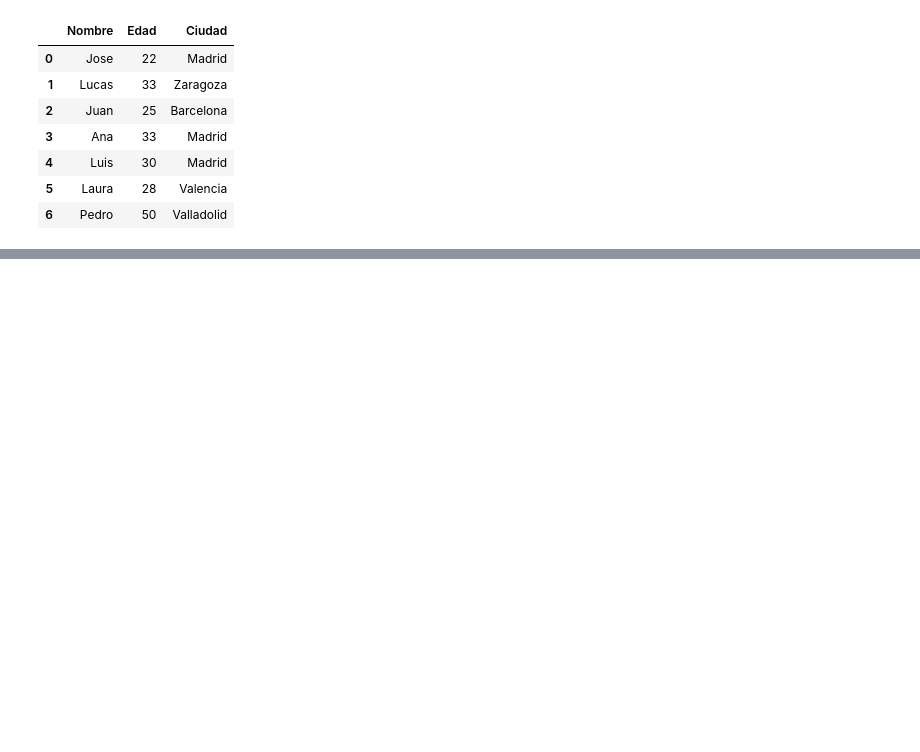
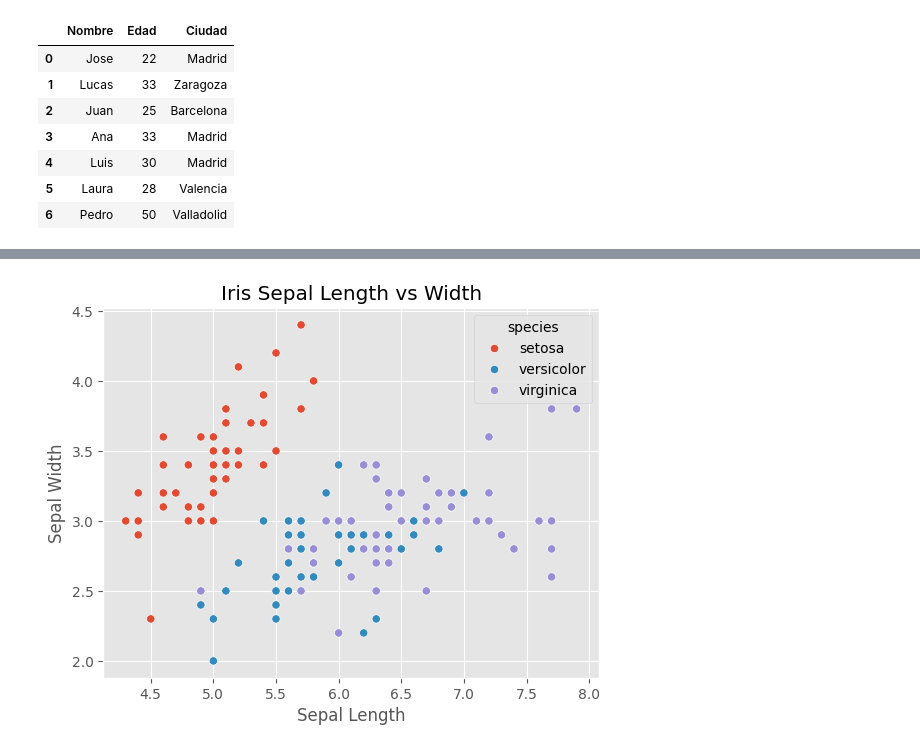
Before and after one commit to JuanSeRestrepoNieto/AnalisisDeDatos, a Jupyter notebook: notebooks/AnalisisDatos.ipynb, the cells around one changed output, grey strips where cells are left out. Saved outputs shown, nothing was run; the diff lists cells and outputs as text; code cells hidden in the pictures; blank space fills up the shorter version.

```diff
--- a/notebooks/AnalisisDatos.ipynb
+++ b/notebooks/AnalisisDatos.ipynb
@@ -352,0 +625,13 @@ int64
+# %%
+# Grafico de dispersion
+import ssl
+
+ssl._create_default_https_context = ssl._create_unverified_context
+
+import requests
+from io import StringIO
+
+url = "https://raw.githubusercontent.com/mwaskom/seaborn-data/master/iris.csv"
+response = requests.get(url, verify=False)
+data = pd.read_csv(StringIO(response.text))
+data
@@ -352,0 +652,9 @@ int64
+# %%
+# Grafico de dispersion
+sns.scatterplot(x='sepal_length', y='sepal_width', hue='species', data=data)
+plt.xlabel("Sepal Length")
+plt.ylabel("Sepal Width")
+plt.title("Iris Sepal Length vs Width")
+plt.show()
+# %% [output]
+[figure, added]
```
Also changed, not shown: parts of 41 cells of this notebook, 3 other files.
